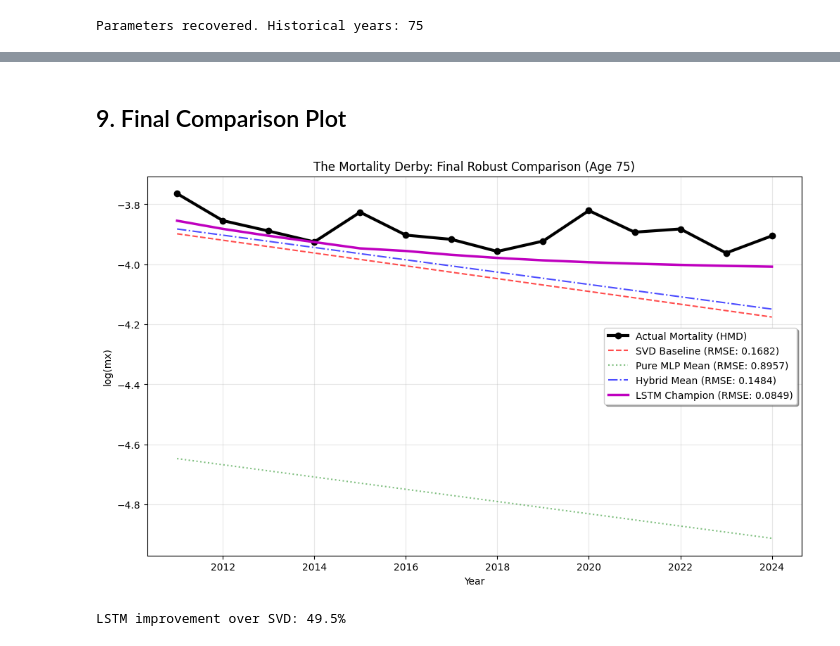
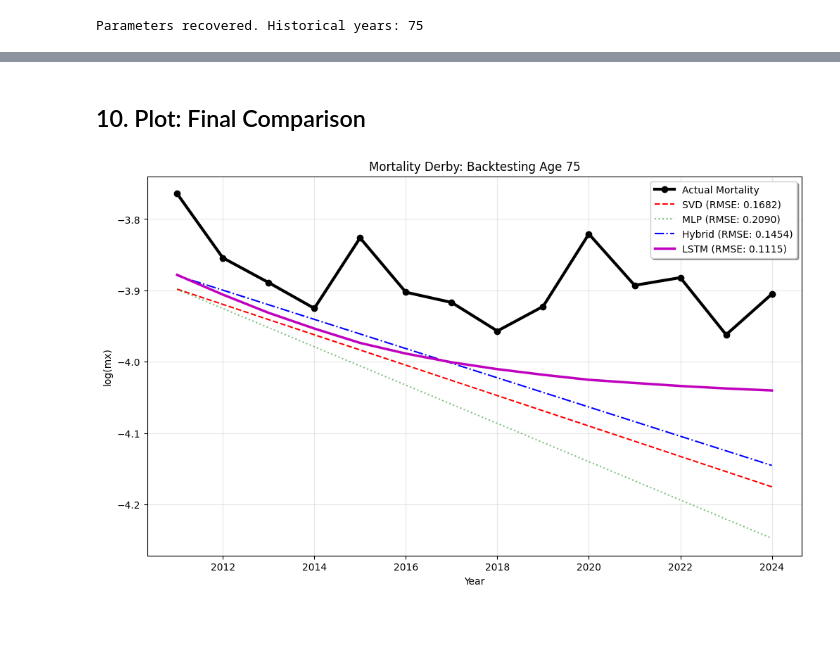
Before and after one commit to davide-rindori/Actuarial-DS-Portfolio, a Jupyter notebook: 03_Stochastic_Mortality_Modeling/notebooks/03_longevity_stress_testing.ipynb, the cells around one changed output, grey strips where cells are left out. Drawn from its saved outputs; the diff is of its cells as text; code cells hidden in the pictures.

Commit message:
feat: final benchmark with window_size=10. LSTM shows realistic mortality deceleration (RMSE: 0.1115)

```diff
--- a/03_Stochastic_Mortality_Modeling/notebooks/03_longevity_stress_testing.ipynb
+++ b/03_Stochastic_Mortality_Modeling/notebooks/03_longevity_stress_testing.ipynb
@@ -1,6 +1,8 @@
 # %% [markdown]
 ## 1. Setup and Financial Valuation Framework
 # %%
+import os
+import warnings
 import numpy as np
 import pandas as pd
 import matplotlib.pyplot as plt
@@ -9,28 +11,44 @@ from tensorflow.keras.models import Sequential
 from tensorflow.keras.layers import Dense, Dropout, LSTM
 from sklearn.preprocessing import StandardScaler, MinMaxScaler
 
-# Set seeds for reproducibility
+# --- 1. System & Reproducibility Settings ---
+warnings.filterwarnings('ignore')
+os.environ['TF_CPP_MIN_LOG_LEVEL'] = '3'
+tf.get_logger().setLevel('ERROR')
+
 np.random.seed(42)
 tf.random.set_seed(42)
 
-# --- Financial Configuration (Solvency II context) ---
+# --- 2. Financial Configuration (Solvency II) ---
 risk_free_rate = 0.02
 valuation_age = 65
 max_age = 95
 time_horizon = max_age - valuation_age
 
+# --- 3. Actuarial Functions ---
 def get_discount_factors(rate, horizon):
+    """Compute present value discount factors."""
     t = np.arange(1, horizon + 1)
     return np.exp(-rate * t)
 
 def calculate_tp_x(mx_path):
+    """Calculate survival probabilities from death rates."""
     px = np.exp(-mx_path)
     tp_x = np.concatenate(([1.0], np.cumprod(px)))
     return tp_x
 
 def compute_annuity_pv(tp_x, discount_factors):
+    """Compute the Present Value of a life annuity."""
     return np.sum(tp_x[1:] * discount_factors[:len(tp_x)-1])
 
+def create_sequences(data, window_size):
+    """Create sliding window sequences for LSTM training."""
+    X, y = [], []
+    for i in range(len(data) - window_size):
+        X.append(data[i:(i + window_size), 0])
+        y.append(data[i + window_size, 0])
+    return np.array(X), np.array(y)
+
 print(f"Setup complete. Valuation Age: {valuation_age} | Discount Rate: {risk_free_rate*100}%")
 # %% [output]
 Setup complete. Valuation Age: 65 | Discount Rate: 2.0%
@@ -319,23 +332,17 @@ LSTM Average RMSE: 0.0849
 # %% [markdown]
-## 9. Final Comparison Plot
+## 10. Plot: Final Comparison
 # %%
-# --- Final Benchmark Visualization ---
 plt.figure(figsize=(12, 7))
-plt.plot(test_years, actual_log_mx, 'ko-', label='Actual Mortality (HMD)', linewidth=3)
-plt.plot(test_years, pred_log_mx, 'r--', label=f'SVD Baseline (RMSE: {rmse:.4f})', alpha=0.7)
-plt.plot(test_years, nn_pred_mean, 'g:', label=f'Pure MLP Mean (RMSE: {nn_rmse:.4f})', alpha=0.5)
-plt.plot(test_years, hybrid_pred_mean, 'b-.', label=f'Hybrid Mean (RMSE: {hybrid_rmse:.4f})', alpha=0.7)
-plt.plot(test_years, lstm_pred_mean, 'm-', label=f'LSTM Champion (RMSE: {lstm_rmse:.4f})', linewidth=2.5)
+plt.plot(test_years, actual_log_mx, 'ko-', label='Actual Mortality', linewidth=3)
+plt.plot(test_years, pred_log_mx, 'r--', label=f'SVD (RMSE: {rmse:.4f})')
+plt.plot(test_years, nn_pred_mean, 'g:', label=f'MLP (RMSE: {nn_rmse:.4f})', alpha=0.5)
+plt.plot(test_years, hybrid_pred_mean, 'b-.', label=f'Hybrid (RMSE: {hybrid_rmse:.4f})')
+plt.plot(test_years, lstm_pred_mean, 'm-', label=f'LSTM (RMSE: {lstm_rmse:.4f})', linewidth=2.5)
 
-plt.title(f'The Mortality Derby: Final Robust Comparison (Age {age_sample})')
-plt.xlabel('Year')
-plt.ylabel('log(mx)')
-plt.legend(frameon=True, shadow=True)
-plt.grid(alpha=0.3)
-plt.savefig('../reports/figures/12_final_backtest_champion.png', dpi=300)
+plt.title(f'Mortality Derby: Backtesting Age {age_sample}')
+plt.xlabel('Year'); plt.ylabel('log(mx)')
+plt.legend(frameon=True, shadow=True); plt.grid(alpha=0.3)
+plt.savefig('../reports/figures/09_final_comparison.png', dpi=300)
 plt.show()
-
-print(f"LSTM improvement over SVD: {((rmse - lstm_rmse) / rmse) * 100:.1f}%")
 # %% [output]
-[figure, old version]
+[figure, new version]
-LSTM improvement over SVD: 49.5%
```
Also changed, not shown: parts of 17 cells of this notebook, 4 other files.
